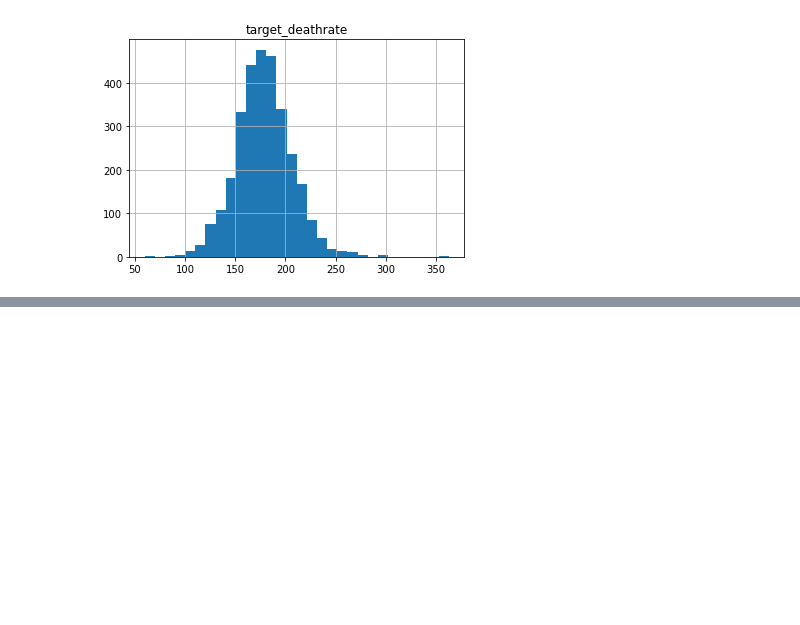
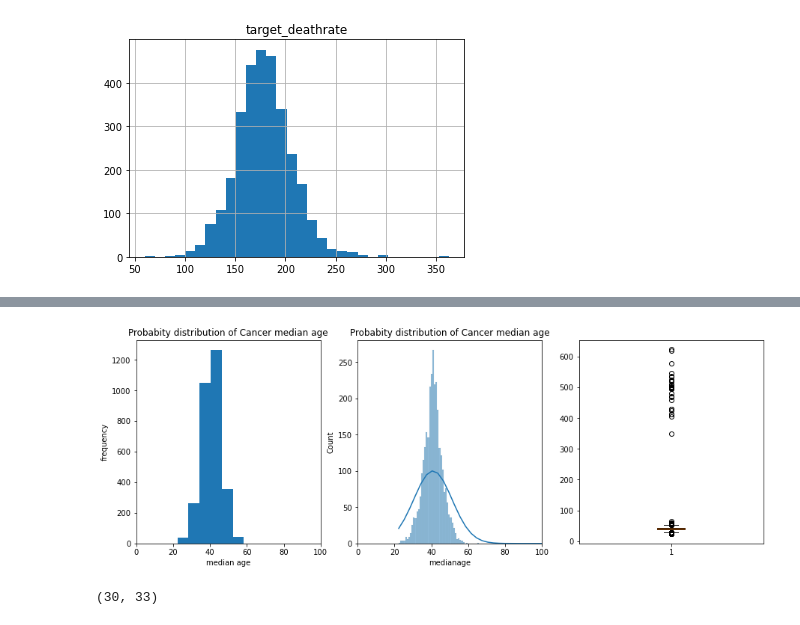
Before and after one commit to Fernando-JAL/Neurociencias-2025-1, a Jupyter notebook: datasets/cancer_regression/Exploratory_Data_Analysis_Clase.ipynb, the cells around one changed output, grey strips where cells are left out. Saved outputs shown, nothing was run; the diff lists cells and outputs as text; code cells hidden in the pictures; blank space fills up the shorter version.

```diff
--- a/datasets/cancer_regression/Exploratory_Data_Analysis_Clase.ipynb
+++ b/datasets/cancer_regression/Exploratory_Data_Analysis_Clase.ipynb
@@ -103,0 +125,25 @@ array([[<AxesSubplot:title={'center':'target_deathrate'}>]], dtype=object)
+# %%
+#plt.rcParams["figure.figsize"] = (15,5)
+plt.subplot(1, 3, 1)
+plt.hist(df_cancer['medianage'], bins=100)
+plt.title('Probabity distribution of Cancer median age')
+plt.xlabel('median age')
+plt.ylabel('frequency')
+plt.xlim([0, 100])
+
+plt.subplot(1, 3, 2)
+sns.histplot(data=df_cancer, x="medianage", kde=True)
+plt.xlim([0, 100])
+plt.title('Probabity distribution of Cancer median age')
+
+plt.subplot(1, 3, 3)
+plt.boxplot(df_cancer['medianage'])
+
+plt.show()
+# %% [output]
+[figure, added]
+# %%
+df_cancer_age_over_100 = df_cancer[df_cancer['medianage'] > 100]
+df_cancer_age_over_100.shape
+# %% [output]
+(30, 33)
```
Also changed, not shown: parts of 12 cells of this notebook.
